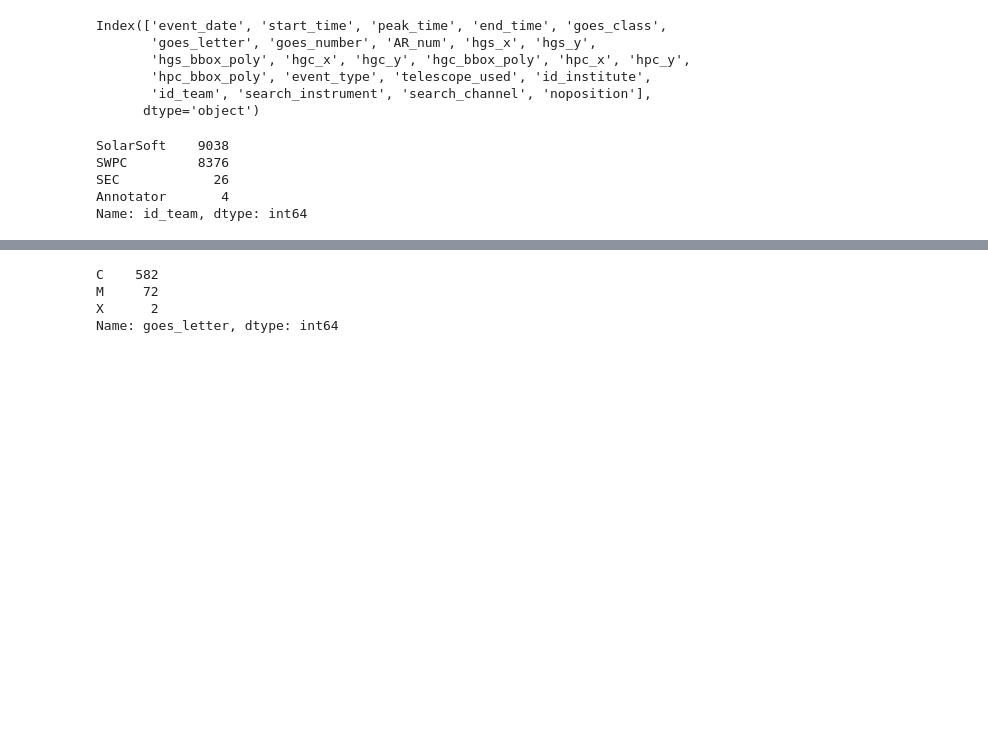
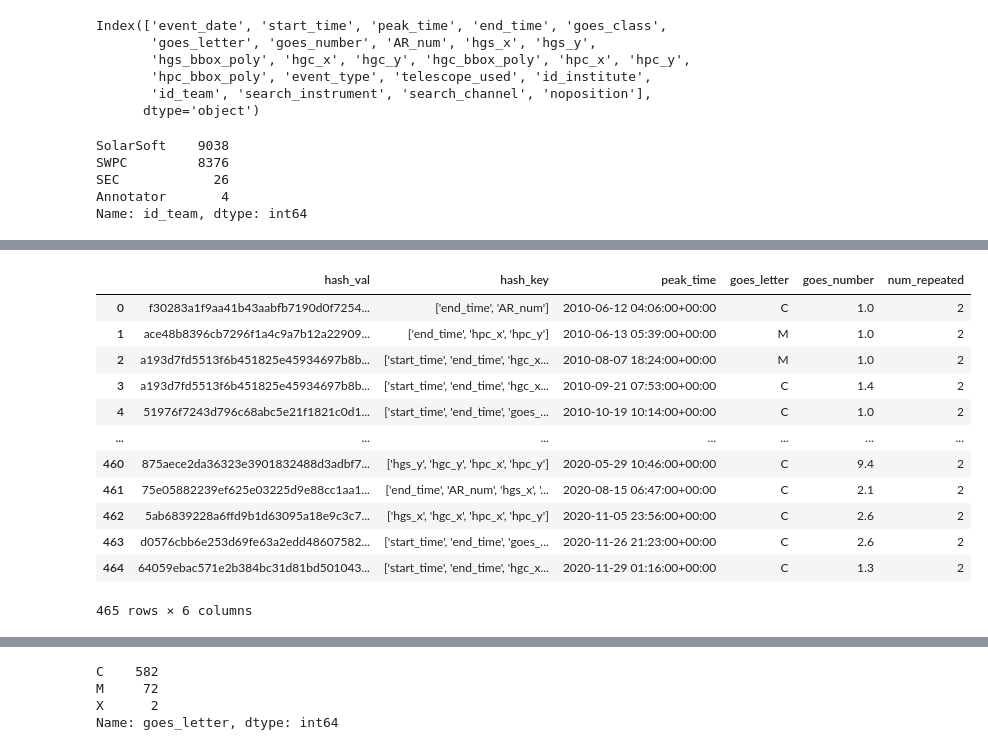
Before and after one commit to jpadial15/ALEXIS_pipeline, a Jupyter notebook: jupyter_notebooks/zerocross_analysis.ipynb, the cells around one changed output, grey strips where cells are left out. Saved outputs shown, nothing was run; the diff lists cells and outputs as text; code cells hidden in the pictures; blank space fills up the shorter version.

```diff
--- a/jupyter_notebooks/zerocross_analysis.ipynb
+++ b/jupyter_notebooks/zerocross_analysis.ipynb
@@ -49,0 +296,39 @@ Name: goes_letter, dtype: int64
+# %%
+hash_dict_list = []
+hash_list = []
+keep_index = []
+index_needs_work = []
+
+compare_df_list = []
+
+for repeated_peaktime in ss_flares[ss_flares.duplicated(subset='peak_time')].peak_time:
+
+    masked_df = ss_flares[ss_flares.peak_time == repeated_peaktime]
+
+    if len(masked_df) == 2:
+
+        # choose the one with SDO and AIA not stereo
+
+        AIA_data = masked_df[masked_df.search_instrument == 'AIA']
+
+        if len(AIA_data) == 1:
+
+            keep_index.append(AIA_data.index.to_list())
+
+        else:
+
+            compare_df = masked_df.iloc[1].compare(masked_df.iloc[0]).reset_index().rename(columns={'index':'metadata'})
+
+            # hash_string = np.str(compare_df.metadata.to_list())
+
+            compare_df['difference'] = compare_df['other'] - compare_df['self']
+
+
+            compare_df_list.append(compare_df)
+
+
+        # hash_dict_list.append({'hash_val': this_hash, 'hash_key': hash_string, 'peak_time':repeated_peaktime, 'goes_letter': masked_df.goes_letter.iloc[0], 'goes_number': masked_df.goes_number.iloc[0], 'num_repeated': len(masked_df)})
+
+    else:
+        pass
+        # index_needs_work.append(masked_df.index.to_list())
@@ -49,0 +372,16 @@ Name: goes_letter, dtype: int64
+# %%
+pd.DataFrame(hash_dict_list)
+# %% [output]
+|  | hash_val | hash_key | peak_time | goes_letter | goes_number | num_repeated |
+| 0 | f30283a1f9aa41b43aabfb7190d0f7254... | ['end_time', 'AR_num'] | 2010-06-12 04:06:00+00:00 | C | 1.0 | 2 |
+| 1 | ace48b8396cb7296f1a4c9a7b12a22909... | ['end_time', 'hpc_x', 'hpc_y'] | 2010-06-13 05:39:00+00:00 | M | 1.0 | 2 |
+| 2 | a193d7fd5513f6b451825e45934697b8b... | ['start_time', 'end_time', 'hgc_x... | 2010-08-07 18:24:00+00:00 | M | 1.0 | 2 |
+| 3 | a193d7fd5513f6b451825e45934697b8b... | ['start_time', 'end_time', 'hgc_x... | 2010-09-21 07:53:00+00:00 | C | 1.4 | 2 |
+| 4 | 51976f7243d796c68abc5e21f1821c0d1... | ['start_time', 'end_time', 'goes_... | 2010-10-19 10:14:00+00:00 | C | 1.0 | 2 |
+| ... | ... | ... | ... | ... | ... | ... |
+| 460 | 875aece2da36323e3901832488d3adbf7... | ['hgs_y', 'hgc_y', 'hpc_x', 'hpc_y'] | 2020-05-29 10:46:00+00:00 | C | 9.4 | 2 |
+| 461 | 75e05882239ef625e03225d9e88cc1aa1... | ['end_time', 'AR_num', 'hgs_x', '... | 2020-08-15 06:47:00+00:00 | C | 2.1 | 2 |
+| 462 | 5ab6839228a6ffd9b1d63095a18e9c3c7... | ['hgs_x', 'hgc_x', 'hpc_x', 'hpc_y'] | 2020-11-05 23:56:00+00:00 | C | 2.6 | 2 |
+| 463 | d0576cbb6e253d69fe63a2edd48607582... | ['start_time', 'end_time', 'goes_... | 2020-11-26 21:23:00+00:00 | C | 2.6 | 2 |
+| 464 | 64059ebac571e2b384bc31d81bd501043... | ['start_time', 'end_time', 'hgc_x... | 2020-11-29 01:16:00+00:00 | C | 1.3 | 2 |
+465 rows × 6 columns
```
Also changed, not shown: parts of 55 cells of this notebook.
